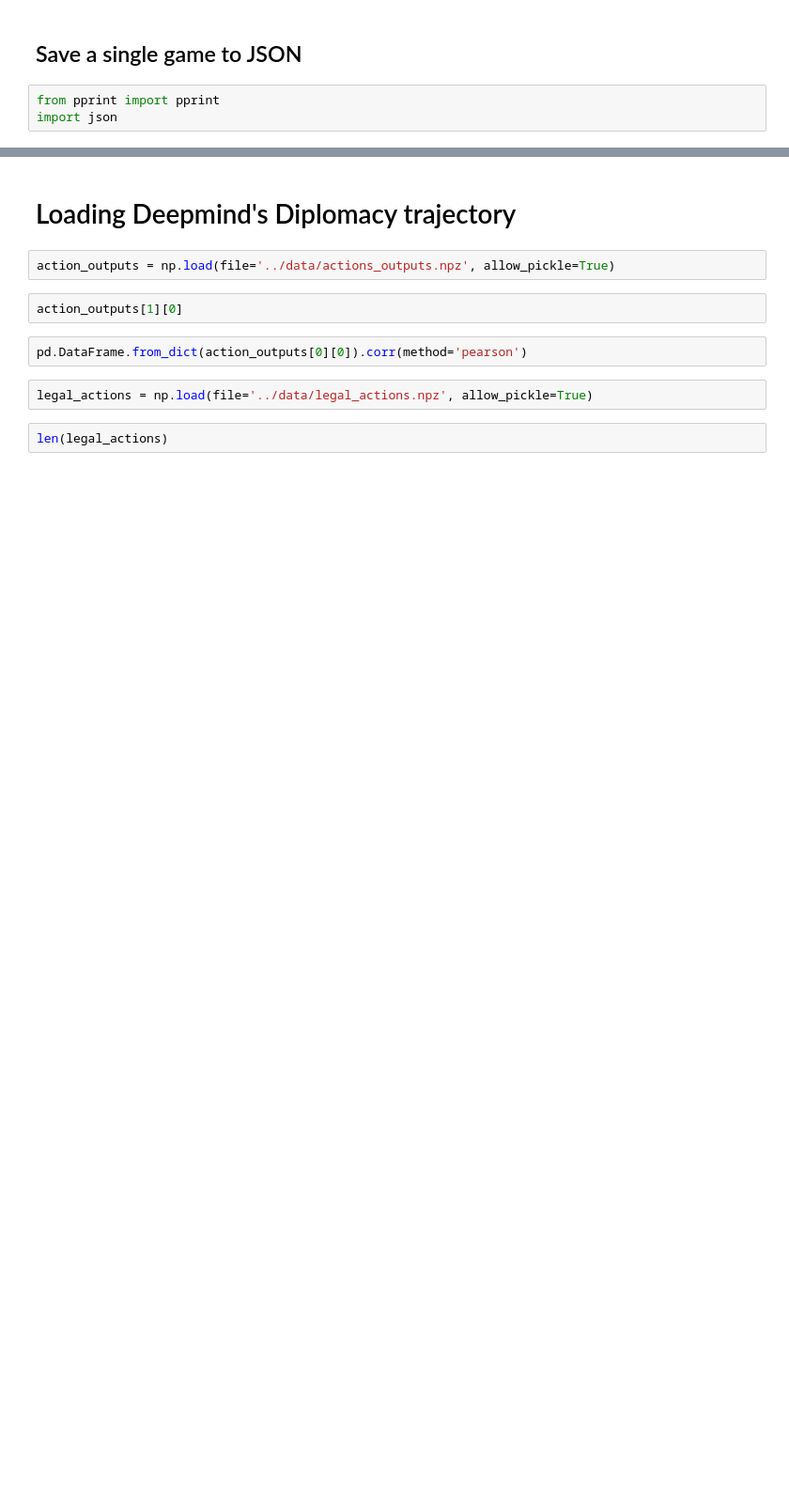
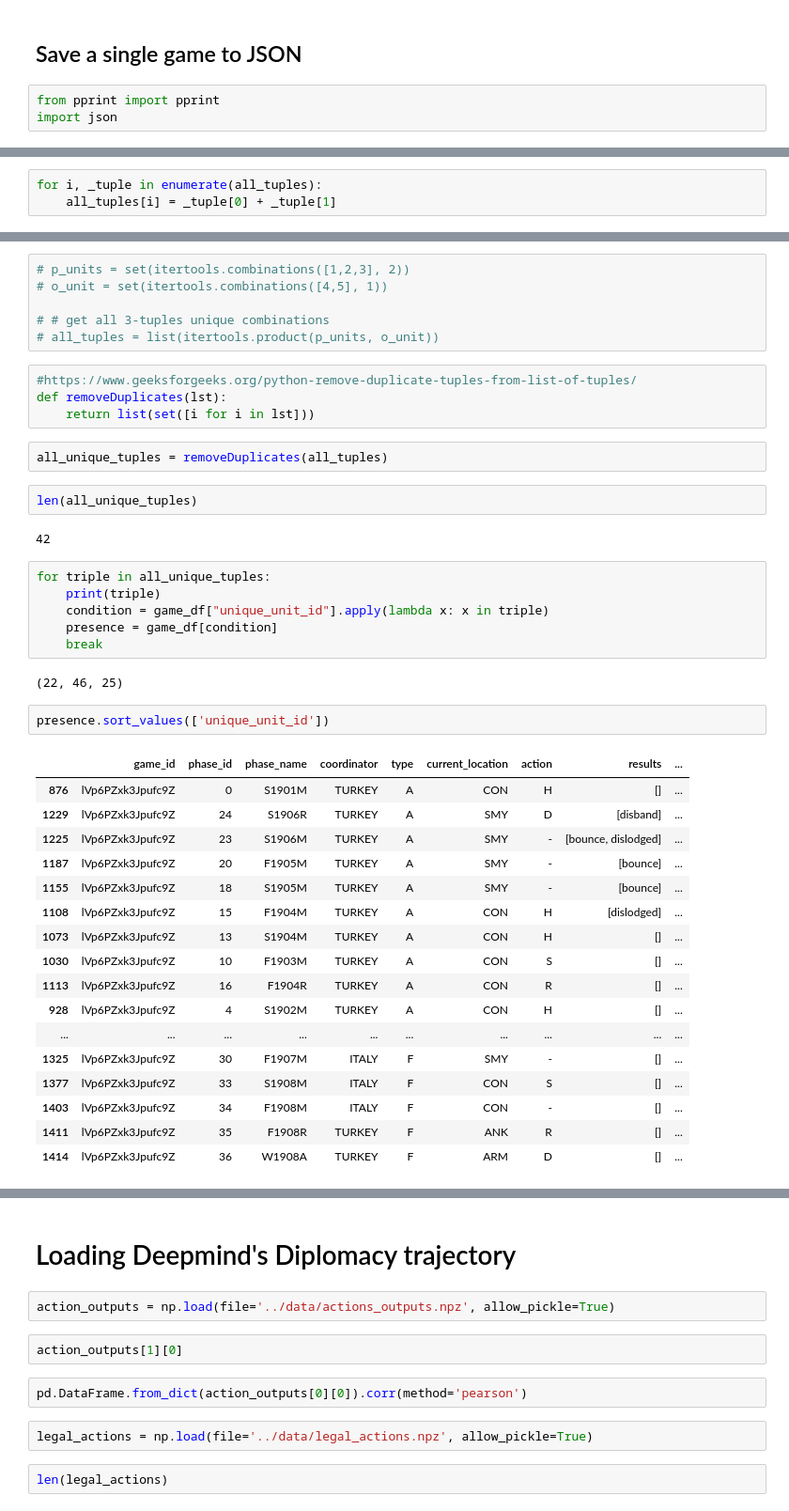
Before and after one commit to amimem/agent_abstraction, a Jupyter notebook: notebooks/diplomacy.ipynb, the cells around one changed output, grey strips where cells are left out. Shown: that part at 94% size. Drawn from its saved outputs; the diff is of its cells as text; blank space fills up the shorter version.

Commit message:
add calculate triples section

```diff
--- a/notebooks/diplomacy.ipynb
+++ b/notebooks/diplomacy.ipynb
@@ -283,0 +637,3 @@ for game in games_jsons:
+# %%
+for i, _tuple in enumerate(all_tuples):
+    all_tuples[i] = _tuple[0] + _tuple[1]
@@ -283,0 +664,44 @@ for game in games_jsons:
+# %%
+# p_units = set(itertools.combinations([1,2,3], 2))
+# o_unit = set(itertools.combinations([4,5], 1))
+
+# # get all 3-tuples unique combinations
+# all_tuples = list(itertools.product(p_units, o_unit))
+# %%
+#https://www.geeksforgeeks.org/python-remove-duplicate-tuples-from-list-of-tuples/
+def removeDuplicates(lst):
+    return list(set([i for i in lst]))
+# %%
+all_unique_tuples = removeDuplicates(all_tuples)
+# %%
+len(all_unique_tuples)
+# %% [output]
+42
+# %%
+for triple in all_unique_tuples:
+    print(triple)
+    condition = game_df["unique_unit_id"].apply(lambda x: x in triple)
+    presence = game_df[condition]
+    break
+# %% [output]
+(22, 46, 25)
+# %%
+presence.sort_values(['unique_unit_id'])
+# %% [output]
+|  | game_id | phase_id | phase_name | coordinator | type | current_location | action | results | ... |
+| 876 | lVp6PZxk3Jpufc9Z | 0 | S1901M | TURKEY | A | CON | H | [] | ... |
+| 1229 | lVp6PZxk3Jpufc9Z | 24 | S1906R | TURKEY | A | SMY | D | [disband] | ... |
+| 1225 | lVp6PZxk3Jpufc9Z | 23 | S1906M | TURKEY | A | SMY | - | [bounce, dislodged] | ... |
+| 1187 | lVp6PZxk3Jpufc9Z | 20 | F1905M | TURKEY | A | SMY | - | [bounce] | ... |
+| 1155 | lVp6PZxk3Jpufc9Z | 18 | S1905M | TURKEY | A | SMY | - | [bounce] | ... |
+| 1108 | lVp6PZxk3Jpufc9Z | 15 | F1904M | TURKEY | A | CON | H | [dislodged] | ... |
+| 1073 | lVp6PZxk3Jpufc9Z | 13 | S1904M | TURKEY | A | CON | H | [] | ... |
+| 1030 | lVp6PZxk3Jpufc9Z | 10 | F1903M | TURKEY | A | CON | S | [] | ... |
+| 1113 | lVp6PZxk3Jpufc9Z | 16 | F1904R | TURKEY | A | CON | R | [] | ... |
+| 928 | lVp6PZxk3Jpufc9Z | 4 | S1902M | TURKEY | A | CON | H | [] | ... |
+| ... | ... | ... | ... | ... | ... | ... | ... | ... | ... |
+| 1325 | lVp6PZxk3Jpufc9Z | 30 | F1907M | ITALY | F | SMY | - | [] | ... |
+| 1377 | lVp6PZxk3Jpufc9Z | 33 | S1908M | ITALY | F | CON | S | [] | ... |
+| 1403 | lVp6PZxk3Jpufc9Z | 34 | F1908M | ITALY | F | CON | - | [] | ... |
+| 1411 | lVp6PZxk3Jpufc9Z | 35 | F1908R | TURKEY | F | ANK | R | [] | ... |
+| 1414 | lVp6PZxk3Jpufc9Z | 36 | W1908A | TURKEY | F | ARM | D | [] | ... |
```
Also changed, not shown: parts of 66 cells of this notebook.
